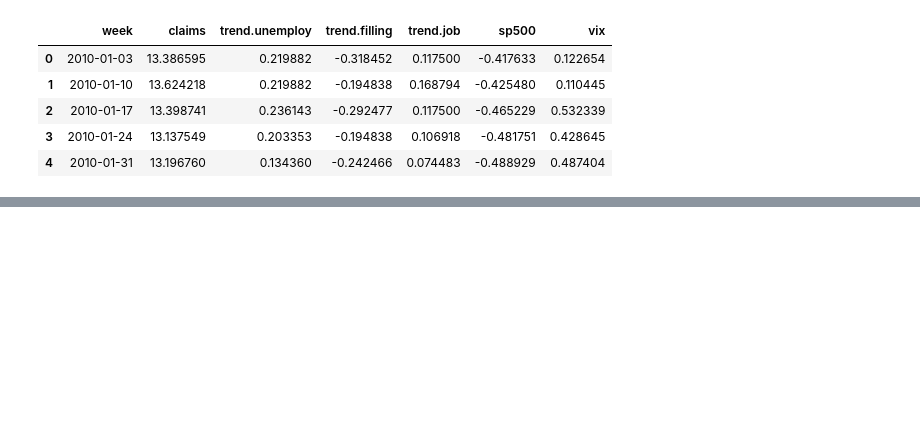
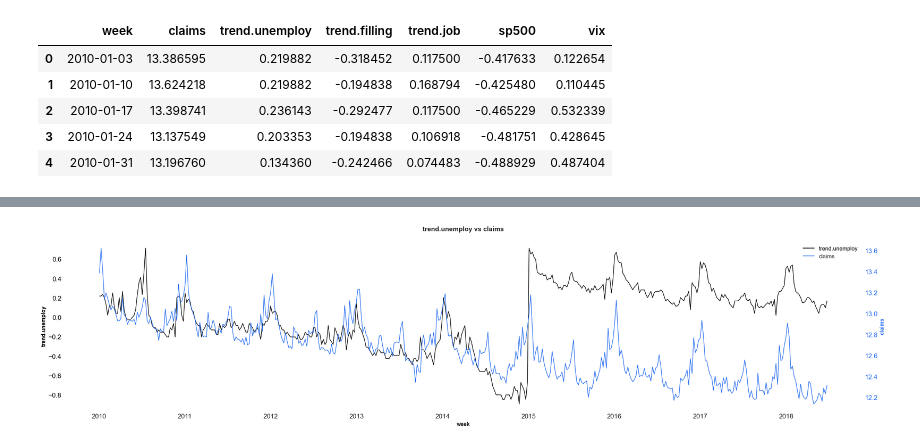
Before and after one commit to uber/orbit, a Jupyter notebook: examples/eda_orbit_style.ipynb, the cells around one changed output, grey strips where cells are left out. Saved outputs shown, nothing was run; the diff lists cells and outputs as text; code cells hidden in the pictures; blank space fills up the shorter version.

```diff
--- a/examples/eda_orbit_style.ipynb
+++ b/examples/eda_orbit_style.ipynb
@@ -245,0 +99,6 @@ sequential['Blue10'].value
+# %%
+plt.style.use(orbit_style)
+_ = eda_plot.dual_axis_ts_plot(df=df, var1='trend.unemploy', var2='claims', date_col='week',
+                               color1=black, color2=blue)
+# %% [output]
+[figure, added]
```
Also changed, not shown: parts of 27 cells of this notebook, 9 other files.
